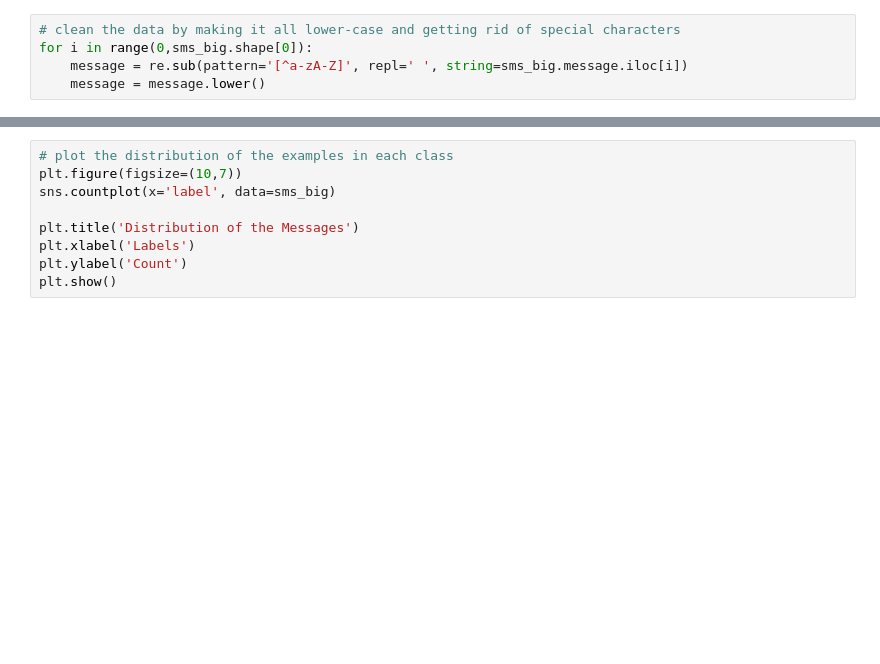
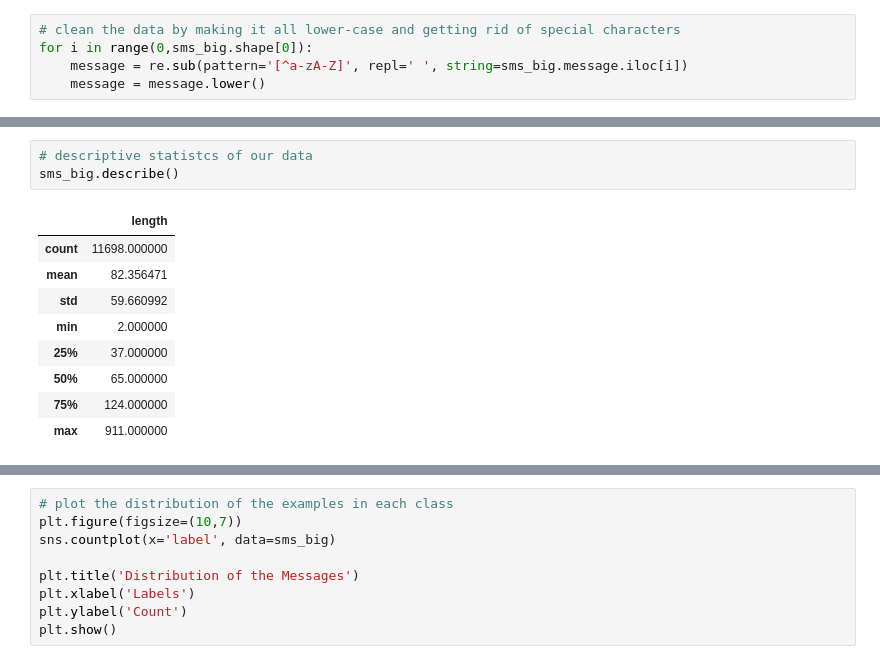
Before and after one commit to SWE-Ahmed/spam-ham-model, a Jupyter notebook: model/spam_ham_model.ipynb, the cells around one changed output, grey strips where cells are left out. Saved outputs shown, nothing was run; the diff lists cells and outputs as text; blank space fills up the shorter version.

```diff
--- a/model/spam_ham_model.ipynb
+++ b/model/spam_ham_model.ipynb
@@ -105,0 +136,13 @@ for i in range(0,sms_big.shape[0]):
+# %%
+# descriptive statistcs of our data
+sms_big.describe()
+# %% [output]
+|  | length |
+| count | 11698.000000 |
+| mean | 82.356471 |
+| std | 59.660992 |
+| min | 2.000000 |
+| 25% | 37.000000 |
+| 50% | 65.000000 |
+| 75% | 124.000000 |
+| max | 911.000000 |
```
Also changed, not shown: parts of 6 cells of this notebook.
